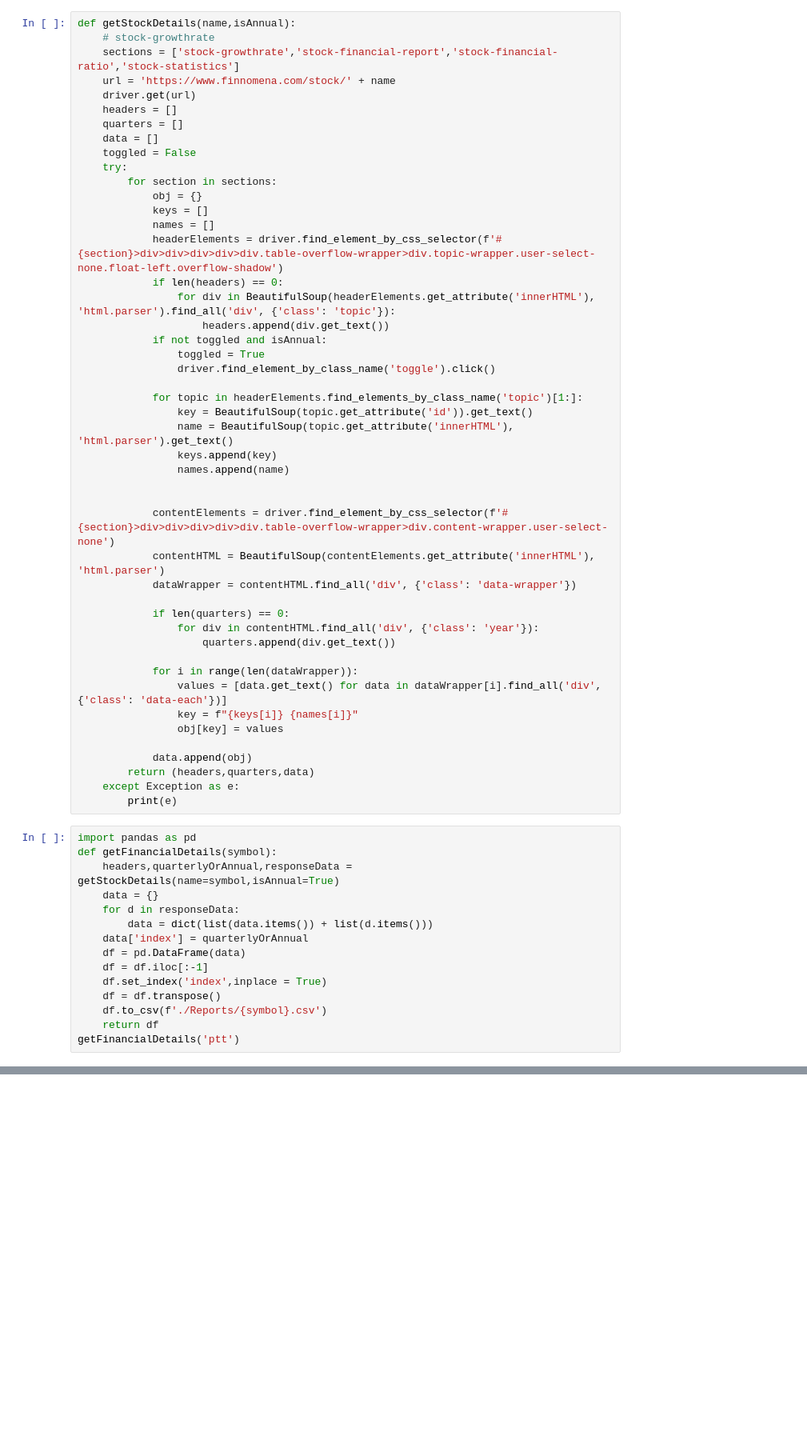
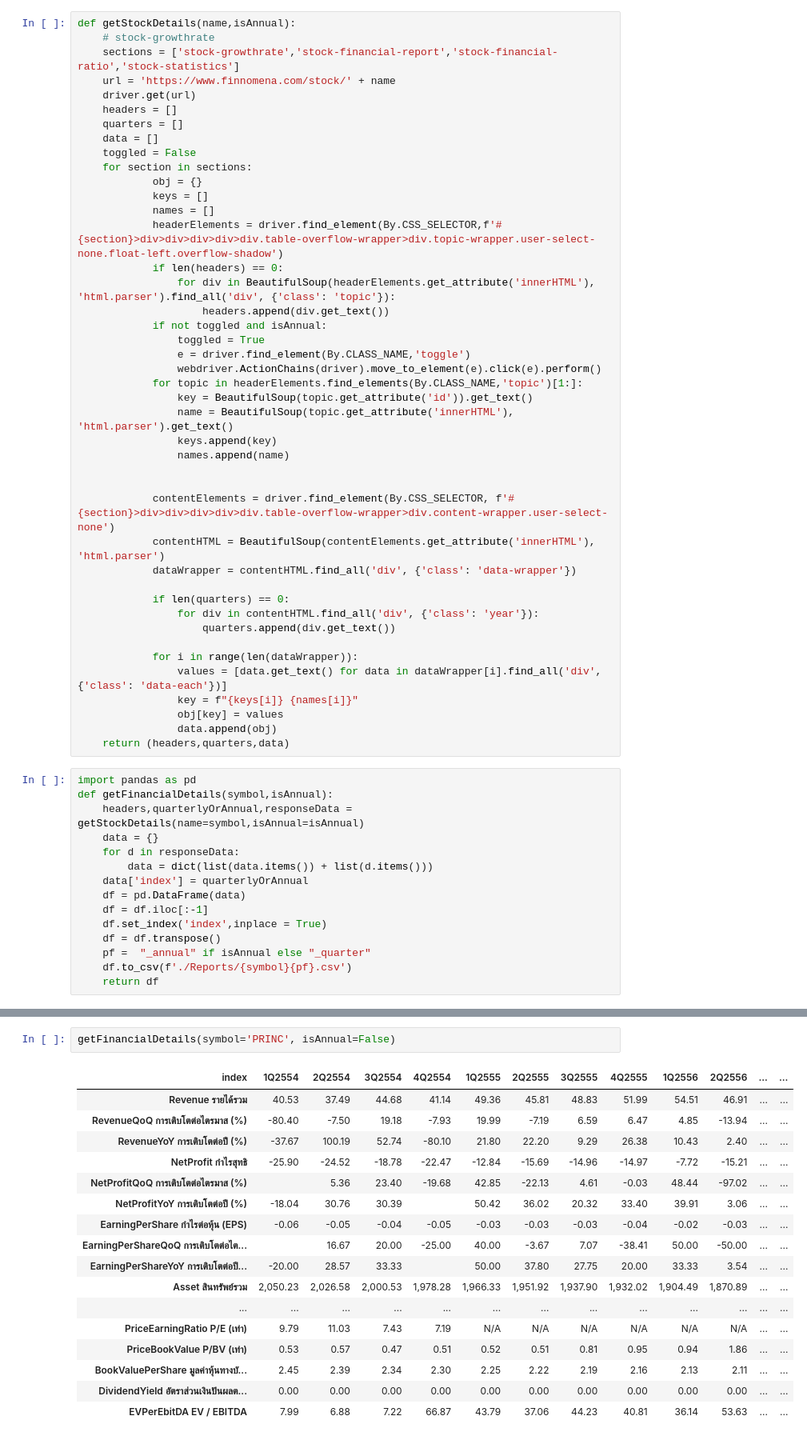
Before and after one commit to jallynme/Finnomena-Web-Scraping, a Jupyter notebook: Finnomena Web Scraping.ipynb, the cells around one changed output, grey strips where cells are left out. Shown: that part at 80% size. Saved outputs shown, nothing was run; the diff lists cells and outputs as text; blank space fills up the shorter version.

```diff
--- a/Finnomena Web Scraping.ipynb
+++ b/Finnomena Web Scraping.ipynb
@@ -39,27 +55,26 @@ def getStockDetails(name,isAnnual):
     quarters = []
     data = []
     toggled = False
-    try:
-        for section in sections:
+    for section in sections:
             obj = {}
             keys = []
             names = []
-            headerElements = driver.find_element_by_css_selector(f'#{section}>div>div>div>div>div.table-overflow-wrapper>div.topic-wrapper.user-select-none.float-left.overflow-shadow')
+            headerElements = driver.find_element(By.CSS_SELECTOR,f'#{section}>div>div>div>div>div.table-overflow-wrapper>div.topic-wrapper.user-select-none.float-left.overflow-shadow')
             if len(headers) == 0:
                 for div in BeautifulSoup(headerElements.get_attribute('innerHTML'), 'html.parser').find_all('div', {'class': 'topic'}):
                     headers.append(div.get_text())
             if not toggled and isAnnual:
                 toggled = True
-                driver.find_element_by_class_name('toggle').click()
-
-            for topic in headerElements.find_elements_by_class_name('topic')[1:]:
+                e = driver.find_element(By.CLASS_NAME,'toggle')
+                webdriver.ActionChains(driver).move_to_element(e).click(e).perform()
+            for topic in headerElements.find_elements(By.CLASS_NAME,'topic')[1:]:
                 key = BeautifulSoup(topic.get_attribute('id')).get_text()
                 name = BeautifulSoup(topic.get_attribute('innerHTML'), 'html.parser').get_text()
                 keys.append(key)
                 names.append(name)
 
 
-            contentElements = driver.find_element_by_css_selector(f'#{section}>div>div>div>div>div.table-overflow-wrapper>div.content-wrapper.user-select-none')
+            contentElements = driver.find_element(By.CSS_SELECTOR, f'#{section}>div>div>div>div>div.table-overflow-wrapper>div.content-wrapper.user-select-none')
             contentHTML = BeautifulSoup(contentElements.get_attribute('innerHTML'), 'html.parser')
             dataWrapper = contentHTML.find_all('div', {'class': 'data-wrapper'})
 
@@ -71,15 +86,12 @@ def getStockDetails(name,isAnnual):
                 values = [data.get_text() for data in dataWrapper[i].find_all('div', {'class': 'data-each'})]
                 key = f"{keys[i]} {names[i]}"
                 obj[key] = values
-
-            data.append(obj)
-        return (headers,quarters,data)
-    except Exception as e:
-        print(e)
+                data.append(obj)
+    return (headers,quarters,data)
 # %%
 import pandas as pd
-def getFinancialDetails(symbol):
-    headers,quarterlyOrAnnual,responseData = getStockDetails(name=symbol,isAnnual=True)
+def getFinancialDetails(symbol,isAnnual):
+    headers,quarterlyOrAnnual,responseData = getStockDetails(name=symbol,isAnnual=isAnnual)
     data = {}
     for d in responseData:
         data = dict(list(data.items()) + list(d.items()))
@@ -88,6 +100,6 @@ def getFinancialDetails(symbol):
     df = df.iloc[:-1]
     df.set_index('index',inplace = True)
     df = df.transpose()
-    df.to_csv(f'./Reports/{symbol}.csv')
+    pf =  "_annual" if isAnnual else "_quarter"
+    df.to_csv(f'./Reports/{symbol}{pf}.csv')
     return df
-getFinancialDetails('ptt')
@@ -111,0 +126,20 @@ getFinancialDetails('ptt')
+# %%
+getFinancialDetails(symbol='PRINC', isAnnual=False)
+# %% [output]
+| index | 1Q2554 | 2Q2554 | 3Q2554 | 4Q2554 | 1Q2555 | 2Q2555 | 3Q2555 | 4Q2555 | 1Q2556 | 2Q2556 | ... | ... |
+| Revenue รายได้รวม | 40.53 | 37.49 | 44.68 | 41.14 | 49.36 | 45.81 | 48.83 | 51.99 | 54.51 | 46.91 | ... | ... |
+| RevenueQoQ การเติบโตต่อไตรมาส (%) | -80.40 | -7.50 | 19.18 | -7.93 | 19.99 | -7.19 | 6.59 | 6.47 | 4.85 | -13.94 | ... | ... |
+| RevenueYoY การเติบโตต่อปี (%) | -37.67 | 100.19 | 52.74 | -80.10 | 21.80 | 22.20 | 9.29 | 26.38 | 10.43 | 2.40 | ... | ... |
+| NetProfit กำไรสุทธิ | -25.90 | -24.52 | -18.78 | -22.47 | -12.84 | -15.69 | -14.96 | -14.97 | -7.72 | -15.21 | ... | ... |
+| NetProfitQoQ การเติบโตต่อไตรมาส (%) |  | 5.36 | 23.40 | -19.68 | 42.85 | -22.13 | 4.61 | -0.03 | 48.44 | -97.02 | ... | ... |
+| NetProfitYoY การเติบโตต่อปี (%) | -18.04 | 30.76 | 30.39 |  | 50.42 | 36.02 | 20.32 | 33.40 | 39.91 | 3.06 | ... | ... |
+| EarningPerShare กำไรต่อหุ้น (EPS) | -0.06 | -0.05 | -0.04 | -0.05 | -0.03 | -0.03 | -0.03 | -0.04 | -0.02 | -0.03 | ... | ... |
+| EarningPerShareQoQ การเติบโตต่อไต... |  | 16.67 | 20.00 | -25.00 | 40.00 | -3.67 | 7.07 | -38.41 | 50.00 | -50.00 | ... | ... |
+| EarningPerShareYoY การเติบโตต่อปี... | -20.00 | 28.57 | 33.33 |  | 50.00 | 37.80 | 27.75 | 20.00 | 33.33 | 3.54 | ... | ... |
+| Asset สินทรัพย์รวม | 2,050.23 | 2,026.58 | 2,000.53 | 1,978.28 | 1,966.33 | 1,951.92 | 1,937.90 | 1,932.02 | 1,904.49 | 1,870.89 | ... | ... |
+| ... | ... | ... | ... | ... | ... | ... | ... | ... | ... | ... | ... | ... |
+| PriceEarningRatio P/E (เท่า) | 9.79 | 11.03 | 7.43 | 7.19 | N/A | N/A | N/A | N/A | N/A | N/A | ... | ... |
+| PriceBookValue P/BV (เท่า) | 0.53 | 0.57 | 0.47 | 0.51 | 0.52 | 0.51 | 0.81 | 0.95 | 0.94 | 1.86 | ... | ... |
+| BookValuePerShare มูลค่าหุ้นทางบั... | 2.45 | 2.39 | 2.34 | 2.30 | 2.25 | 2.22 | 2.19 | 2.16 | 2.13 | 2.11 | ... | ... |
+| DividendYield อัตราส่วนเงินปันผลต... | 0.00 | 0.00 | 0.00 | 0.00 | 0.00 | 0.00 | 0.00 | 0.00 | 0.00 | 0.00 | ... | ... |
+| EVPerEbitDA EV / EBITDA | 7.99 | 6.88 | 7.22 | 66.87 | 43.79 | 37.06 | 44.23 | 40.81 | 36.14 | 53.63 | ... | ... |
```
Also changed, not shown: parts of 6 cells of this notebook, 7 other files.
